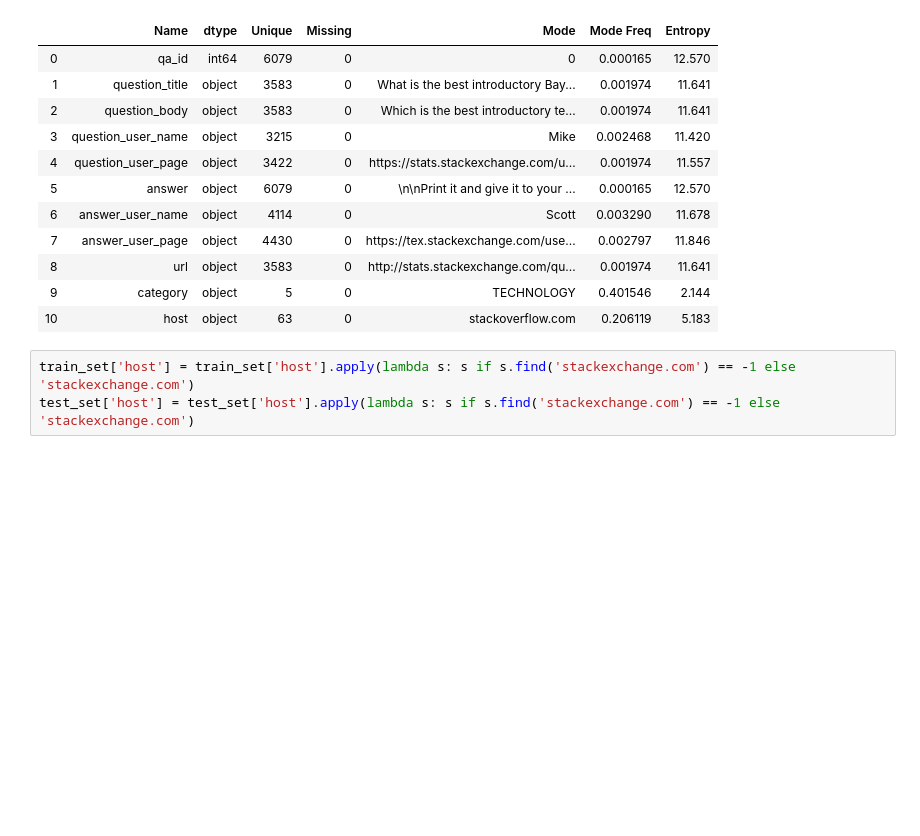
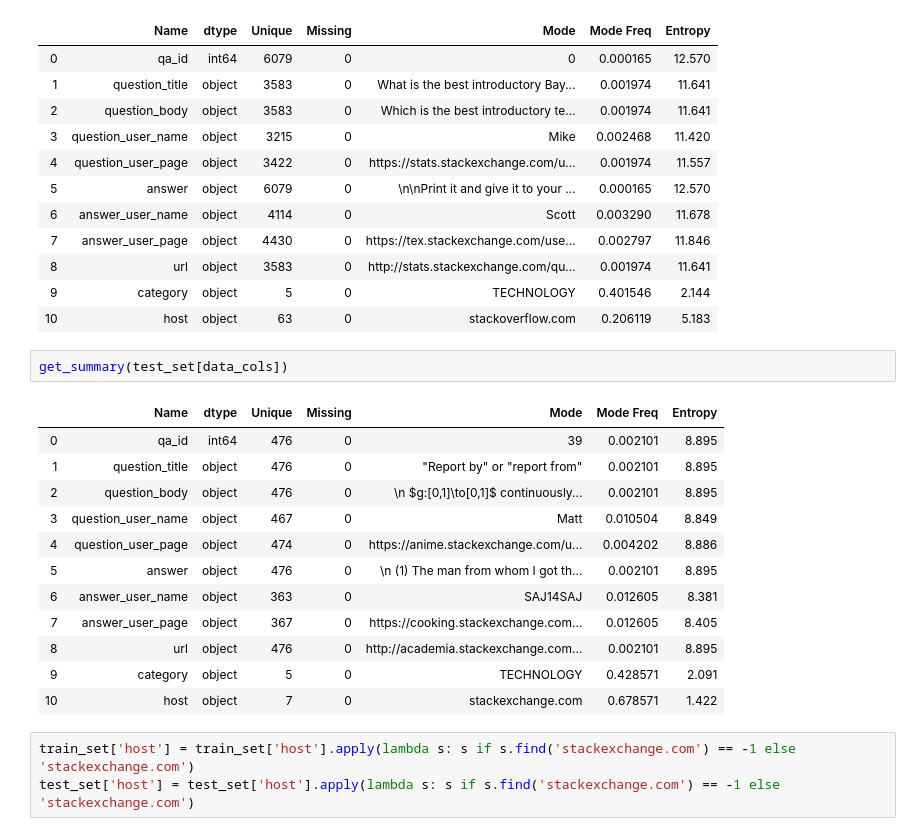
Before and after one commit to KasoLu/FLIP01, a Jupyter notebook: Code/project.ipynb, the cells around one changed output. Saved outputs shown, nothing was run; the diff lists cells and outputs as text; blank space fills up the shorter version.

```diff
--- a/Code/project.ipynb
+++ b/Code/project.ipynb
@@ -83,6 +87,21 @@ summary_data
 | 8 | url | object | 3583 | 0 | http://stats.stackexchange.com/qu... | 0.001974 | 11.641 |
 | 9 | category | object | 5 | 0 | TECHNOLOGY | 0.401546 | 2.144 |
 | 10 | host | object | 63 | 0 | stackoverflow.com | 0.206119 | 5.183 |
+# %%
+get_summary(test_set[data_cols])
+# %% [output]
+|  | Name | dtype | Unique | Missing | Mode | Mode Freq | Entropy |
+| 0 | qa_id | int64 | 476 | 0 | 39 | 0.002101 | 8.895 |
+| 1 | question_title | object | 476 | 0 | "Report by" or "report from" | 0.002101 | 8.895 |
+| 2 | question_body | object | 476 | 0 | \n $g:[0,1]\to[0,1]$ continuously... | 0.002101 | 8.895 |
+| 3 | question_user_name | object | 467 | 0 | Matt | 0.010504 | 8.849 |
+| 4 | question_user_page | object | 474 | 0 | https://anime.stackexchange.com/u... | 0.004202 | 8.886 |
+| 5 | answer | object | 476 | 0 | \n (1) The man from whom I got th... | 0.002101 | 8.895 |
+| 6 | answer_user_name | object | 363 | 0 | SAJ14SAJ | 0.012605 | 8.381 |
+| 7 | answer_user_page | object | 367 | 0 | https://cooking.stackexchange.com... | 0.012605 | 8.405 |
+| 8 | url | object | 476 | 0 | http://academia.stackexchange.com... | 0.002101 | 8.895 |
+| 9 | category | object | 5 | 0 | TECHNOLOGY | 0.428571 | 2.091 |
+| 10 | host | object | 7 | 0 | stackexchange.com | 0.678571 | 1.422 |
 # %%
 train_set['host'] = train_set['host'].apply(lambda s: s if s.find('stackexchange.com') == -1 else 'stackexchange.com')
 test_set['host'] = test_set['host'].apply(lambda s: s if s.find('stackexchange.com') == -1 else 'stackexchange.com')
```
Also changed, not shown: parts of 10 cells of this notebook, 1 other file.
